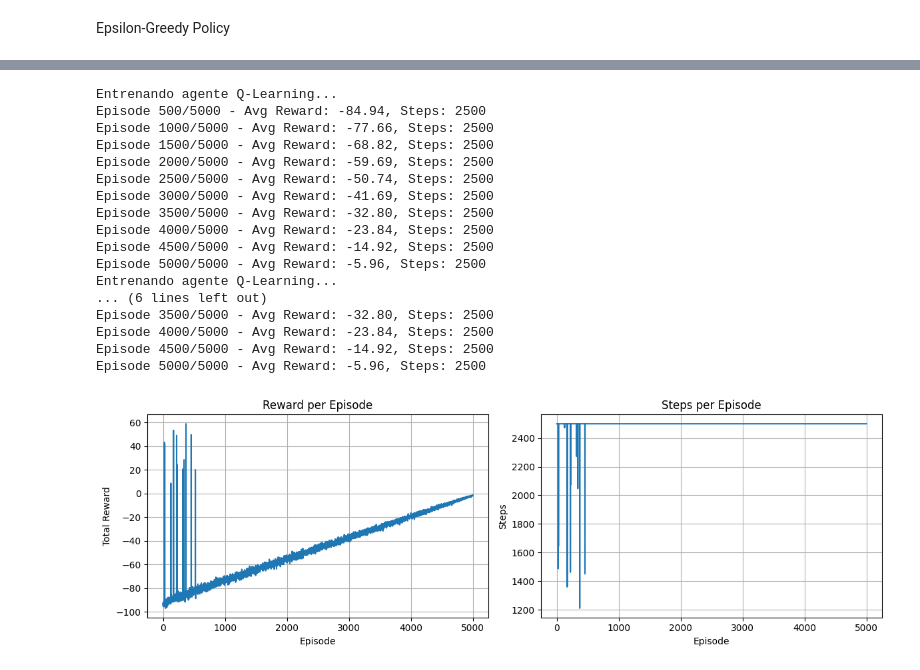
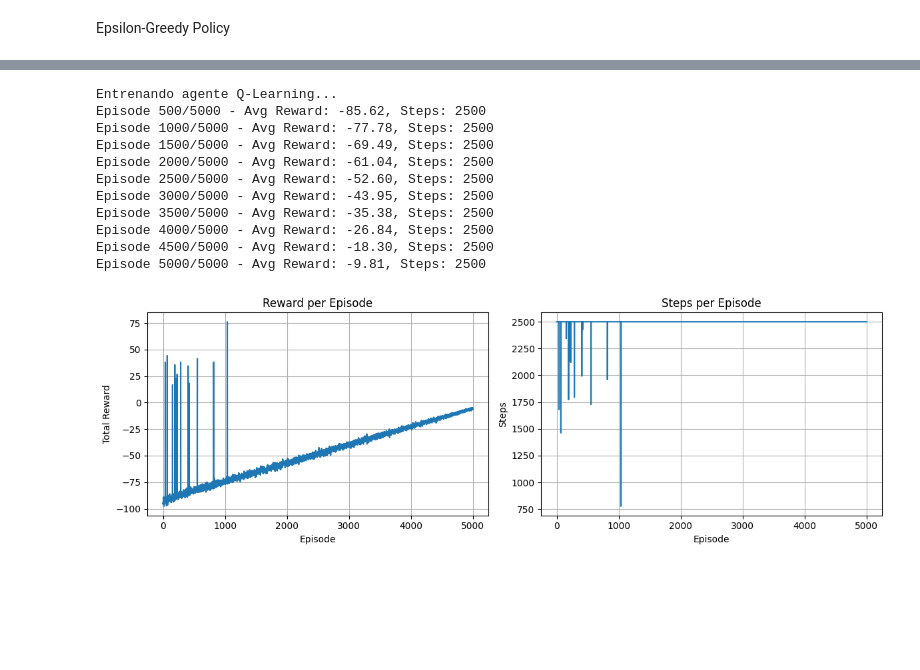
Before and after one commit to Martinabz/Obligatorio-IA-Abzaradel-Olaso-282958-281981-, a Jupyter notebook: Obligatorio Marzo 2026/MountainCarContinuous/continuous_mountain_car.ipynb, the cells around one changed output, grey strips where cells are left out. Drawn from its saved outputs; the diff is of its cells as text; code cells hidden in the pictures; blank space fills up the shorter version.

```diff
--- a/Obligatorio Marzo 2026/MountainCarContinuous/continuous_mountain_car.ipynb
+++ b/Obligatorio Marzo 2026/MountainCarContinuous/continuous_mountain_car.ipynb
@@ -148,41 +139,35 @@ Error:
 # %%
 from q_learning_agent import QLearningAgent
 
 # Crear agente con configuración inicial
 agent = QLearningAgent(x_bins=100, vel_bins=100, action_bins=20)
 
 # Entrenar el agente
 env = gym.make('MountainCarContinuous-v0', render_mode='rgb_array')
 print("Entrenando agente Q-Learning...")
 agent.train_agent(
     env,
     episodes=5000,
-    alpha=0.02,
+    alpha=0.05,
     gamma=0.99,
     epsilon_start=0.99,
-    epsilon_end=0.005,
+    epsilon_end=0.05,
     max_steps=2500
 )
 env.close()
 
 # Visualizar progreso de entrenamiento
 agent.plot_training_history()
 # %% [output]
 Entrenando agente Q-Learning...
-Episode 500/5000 - Avg Reward: -84.94, Steps: 2500
-Episode 1000/5000 - Avg Reward: -77.66, Steps: 2500
-Episode 1500/5000 - Avg Reward: -68.82, Steps: 2500
-Episode 2000/5000 - Avg Reward: -59.69, Steps: 2500
-Episode 2500/5000 - Avg Reward: -50.74, Steps: 2500
-Episode 3000/5000 - Avg Reward: -41.69, Steps: 2500
-Episode 3500/5000 - Avg Reward: -32.80, Steps: 2500
-Episode 4000/5000 - Avg Reward: -23.84, Steps: 2500
-Episode 4500/5000 - Avg Reward: -14.92, Steps: 2500
-Episode 5000/5000 - Avg Reward: -5.96, Steps: 2500
-Entrenando agente Q-Learning...
-... (6 lines left out)
-Episode 3500/5000 - Avg Reward: -32.80, Steps: 2500
-Episode 4000/5000 - Avg Reward: -23.84, Steps: 2500
-Episode 4500/5000 - Avg Reward: -14.92, Steps: 2500
-Episode 5000/5000 - Avg Reward: -5.96, Steps: 2500
+Episode 500/5000 - Avg Reward: -85.62, Steps: 2500
+Episode 1000/5000 - Avg Reward: -77.78, Steps: 2500
+Episode 1500/5000 - Avg Reward: -69.49, Steps: 2500
+Episode 2000/5000 - Avg Reward: -61.04, Steps: 2500
+Episode 2500/5000 - Avg Reward: -52.60, Steps: 2500
+Episode 3000/5000 - Avg Reward: -43.95, Steps: 2500
+Episode 3500/5000 - Avg Reward: -35.38, Steps: 2500
+Episode 4000/5000 - Avg Reward: -26.84, Steps: 2500
+Episode 4500/5000 - Avg Reward: -18.30, Steps: 2500
+Episode 5000/5000 - Avg Reward: -9.81, Steps: 2500
-[figure, old version]
+[figure, new version]
```
Also changed, not shown: parts of 1 cell of this notebook.
